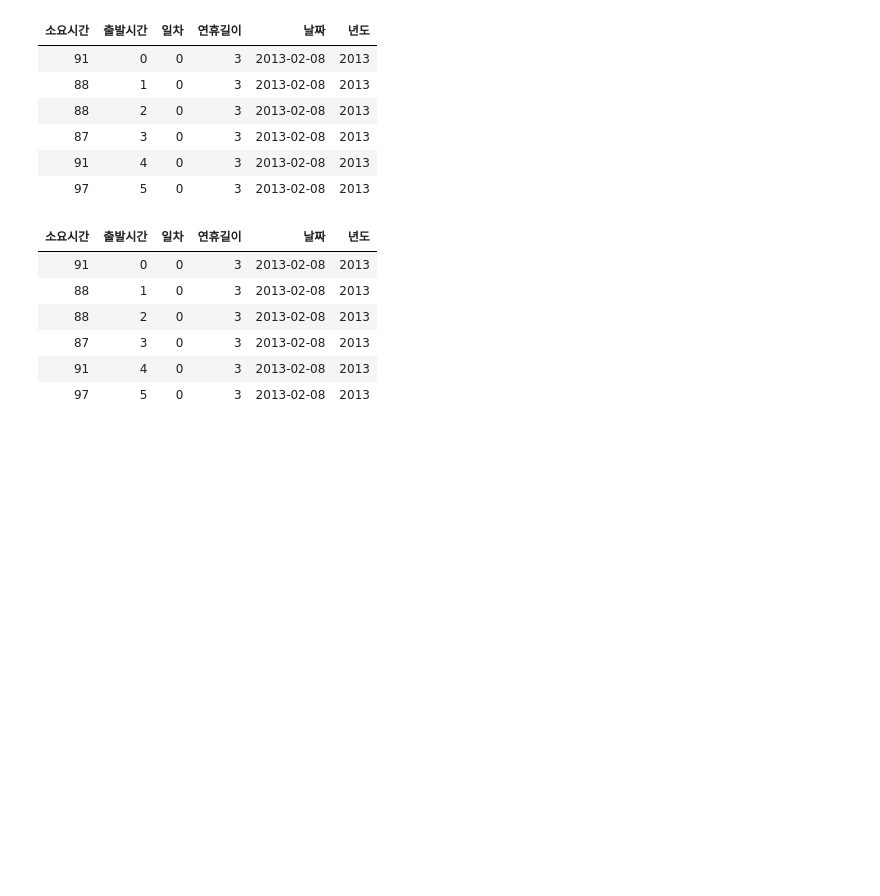
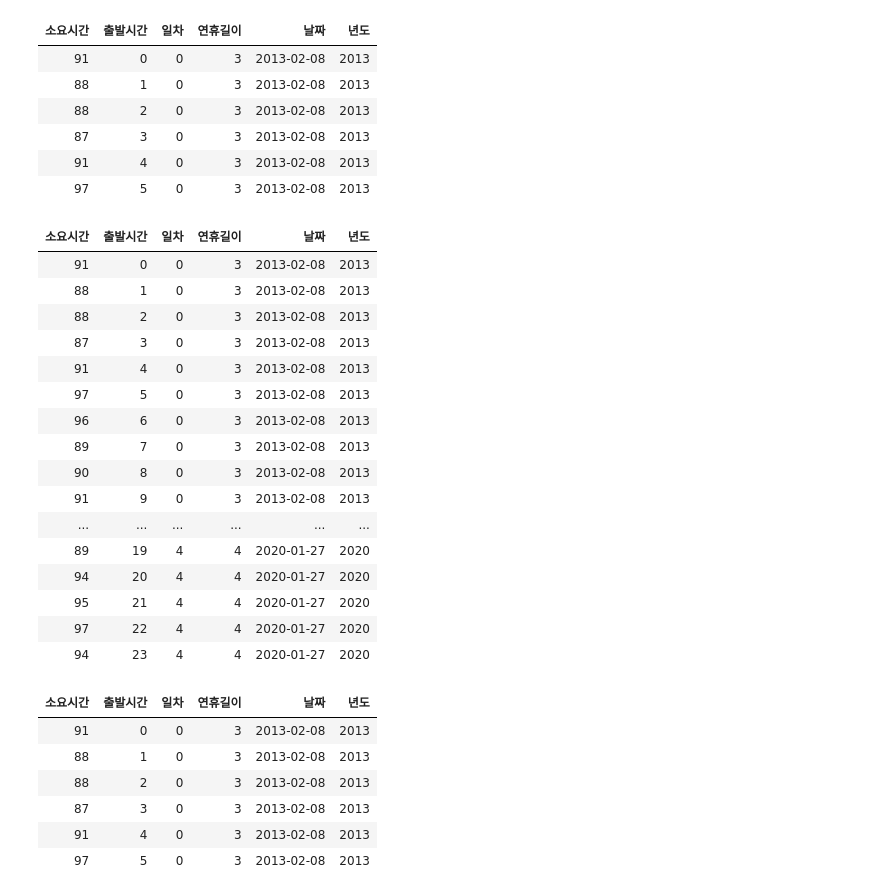
Before and after one commit to monargent0/TJRrrClass, a Jupyter notebook: 교통량.ipynb, the cells around one changed output. Drawn from its saved outputs; the diff is of its cells as text; code cells hidden in the pictures; blank space fills up the shorter version.

```diff
--- a/교통량.ipynb
+++ b/교통량.ipynb
@@ -669,6 +668,26 @@ head(base)
 | 87 | 3 | 0 | 3 | 2013-02-08 | 2013 |
 | 91 | 4 | 0 | 3 | 2013-02-08 | 2013 |
 | 97 | 5 | 0 | 3 | 2013-02-08 | 2013 |
+# %%
+arrange(base , 년도 )
+# %% [output]
+| 소요시간 | 출발시간 | 일차 | 연휴길이 | 날짜 | 년도 |
+| 91 | 0 | 0 | 3 | 2013-02-08 | 2013 |
+| 88 | 1 | 0 | 3 | 2013-02-08 | 2013 |
+| 88 | 2 | 0 | 3 | 2013-02-08 | 2013 |
+| 87 | 3 | 0 | 3 | 2013-02-08 | 2013 |
+| 91 | 4 | 0 | 3 | 2013-02-08 | 2013 |
+| 97 | 5 | 0 | 3 | 2013-02-08 | 2013 |
+| 96 | 6 | 0 | 3 | 2013-02-08 | 2013 |
+| 89 | 7 | 0 | 3 | 2013-02-08 | 2013 |
+| 90 | 8 | 0 | 3 | 2013-02-08 | 2013 |
+| 91 | 9 | 0 | 3 | 2013-02-08 | 2013 |
+| ... | ... | ... | ... | ... | ... |
+| 89 | 19 | 4 | 4 | 2020-01-27 | 2020 |
+| 94 | 20 | 4 | 4 | 2020-01-27 | 2020 |
+| 95 | 21 | 4 | 4 | 2020-01-27 | 2020 |
+| 97 | 22 | 4 | 4 | 2020-01-27 | 2020 |
+| 94 | 23 | 4 | 4 | 2020-01-27 | 2020 |
 # %%
 y13 <- subset(base , 년도 == 2013)
 y14 <- subset(base , 년도 == 2014)
```
Also changed, not shown: parts of 2 cells of this notebook, 2 other files.
